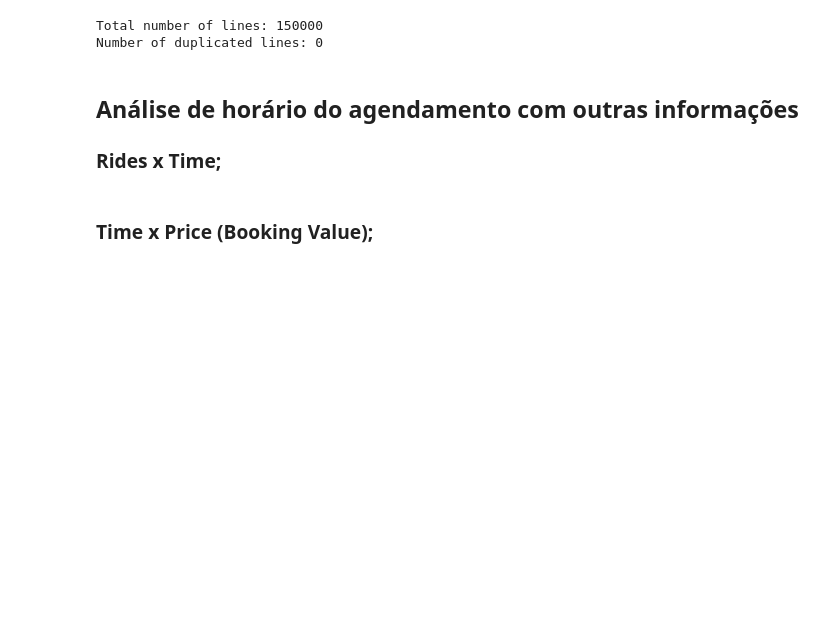
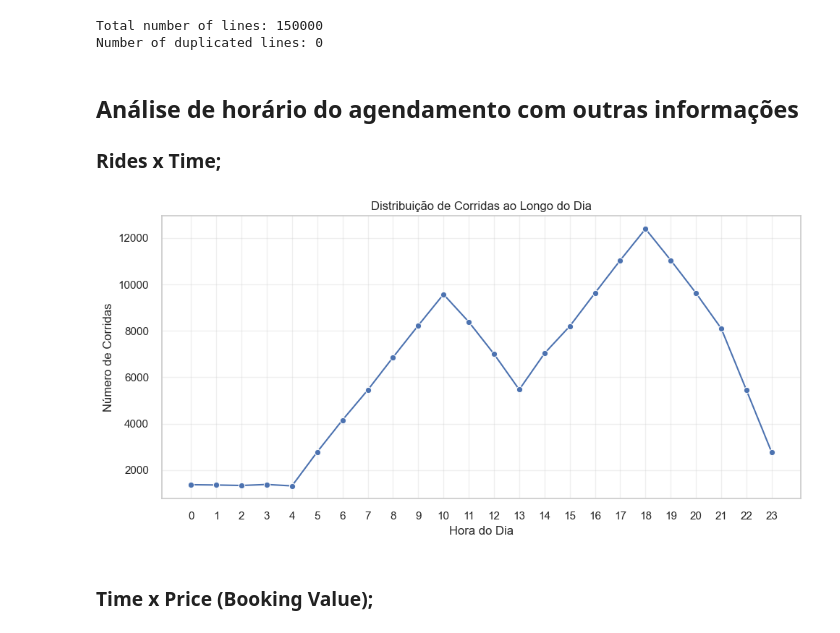
Before and after one commit to guivilela7/Uber-Data-Analytics, a Jupyter notebook: Data Layer/raw/analytics.ipynb, the cells around one changed output. Cells and saved outputs as stored; diff of their text form; code cells hidden in the pictures; blank space fills up the shorter version.

```diff
--- a/Data Layer/raw/analytics.ipynb
+++ b/Data Layer/raw/analytics.ipynb
@@ -95,5 +91,31 @@ Number of duplicated lines: 0
 ## Análise de horário do agendamento com outras informações
 
 ### Rides x Time;
+# %%
+df_raw_temp['Time'] = pd.to_datetime(df_raw_temp['Time'], format='%H:%M:%S', errors='coerce')
+
+df_raw_temp['Hour'] = df_raw_temp['Time'].dt.hour
+
+rides_per_hour = (
+    df_raw_temp['Hour']
+    .value_counts()
+    .sort_index()
+    .reset_index()
+)
+
+rides_per_hour.columns = ['Hour', 'Número de Corridas']
+
+plt.figure(figsize=(10, 5))
+sns.lineplot(data=rides_per_hour, x='Hour', y='Número de Corridas', marker='o')
+
+plt.title('Distribuição de Corridas ao Longo do Dia')
+plt.xlabel('Hora do Dia')
+plt.ylabel('Número de Corridas')
+plt.xticks(range(0, 24))
+plt.grid(True, alpha=0.3)
+plt.tight_layout()
+plt.show()
+# %% [output]
+[figure, added]
 # %% [markdown]
 ### Time x Price (Booking Value);
```
Also changed, not shown: parts of 22 cells of this notebook.
